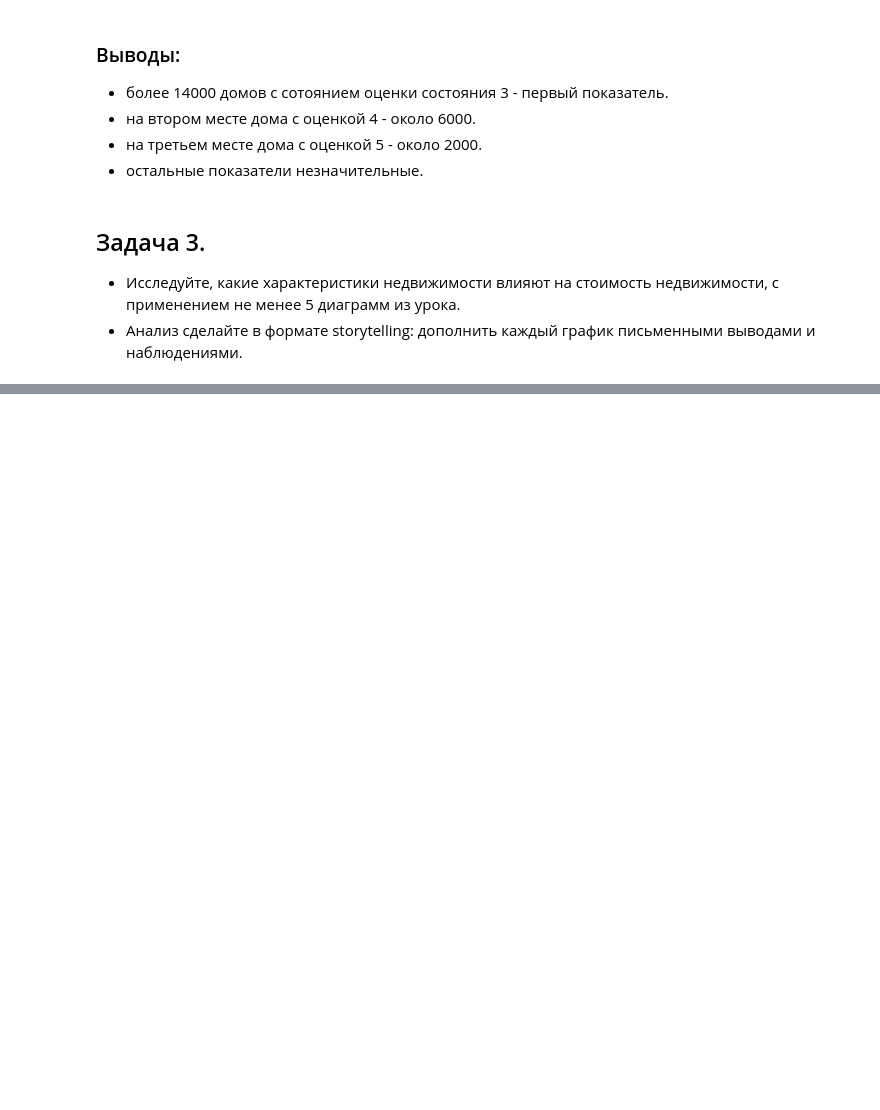
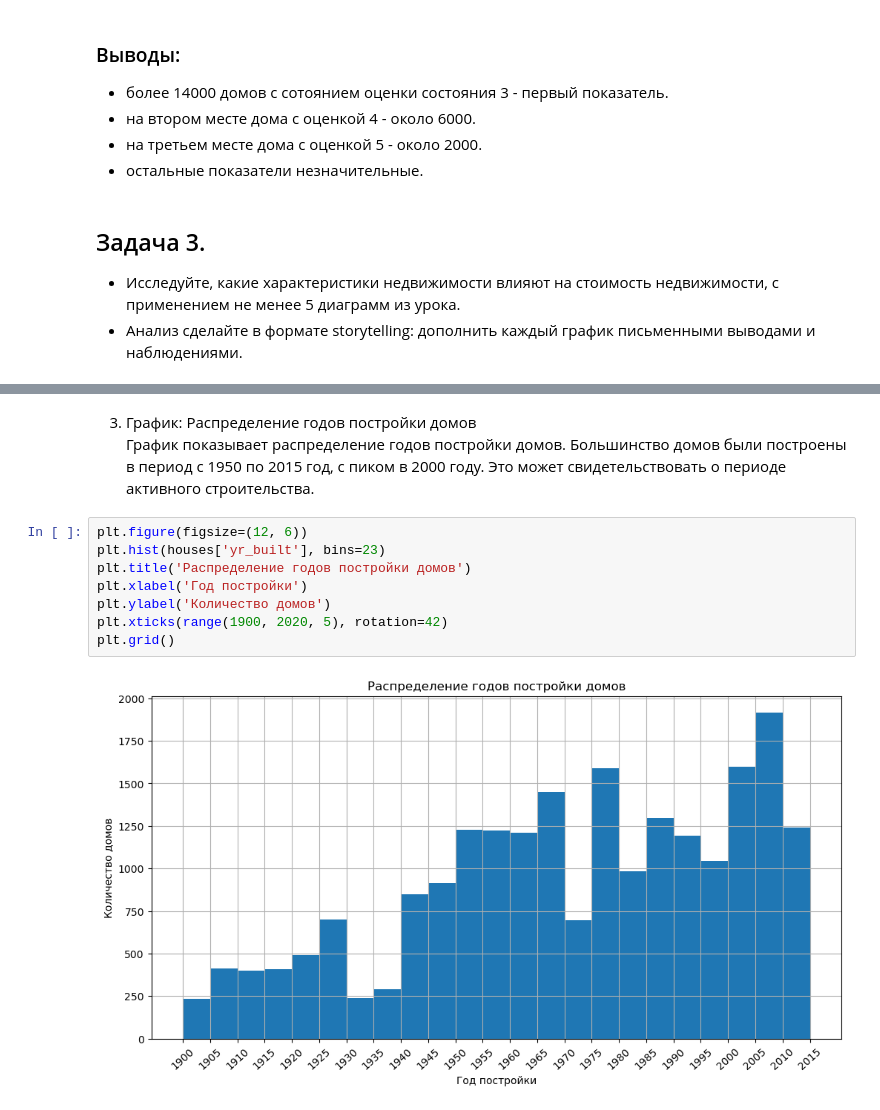
Before and after one commit to SergeiRadchenkov/Python_Analitic, a Jupyter notebook: Семинар 4/HW/Семинар 4 HW.ipynb, the cells around one changed output, grey strips where cells are left out. Drawn from its saved outputs; the diff is of its cells as text; blank space fills up the shorter version.

```diff
--- a/Семинар 4/HW/Семинар 4 HW.ipynb
+++ b/Семинар 4/HW/Семинар 4 HW.ipynb
@@ -183,0 +205,13 @@ plt.bar(conditions.index, conditions, width=0.4);
+# %% [markdown]
+3. График: Распределение годов постройки домов<br>
+График показывает распределение годов постройки домов. Большинство домов были построены в период с 1950 по 2015 год, с пиком в 2000 году. Это может свидетельствовать о периоде активного строительства.
+# %%
+plt.figure(figsize=(12, 6))
+plt.hist(houses['yr_built'], bins=23)
+plt.title('Распределение годов постройки домов')
+plt.xlabel('Год постройки')
+plt.ylabel('Количество домов')
+plt.xticks(range(1900, 2020, 5), rotation=42)
+plt.grid()
+# %% [output]
+[figure, added]
```
Also changed, not shown: parts of 8 cells of this notebook.
